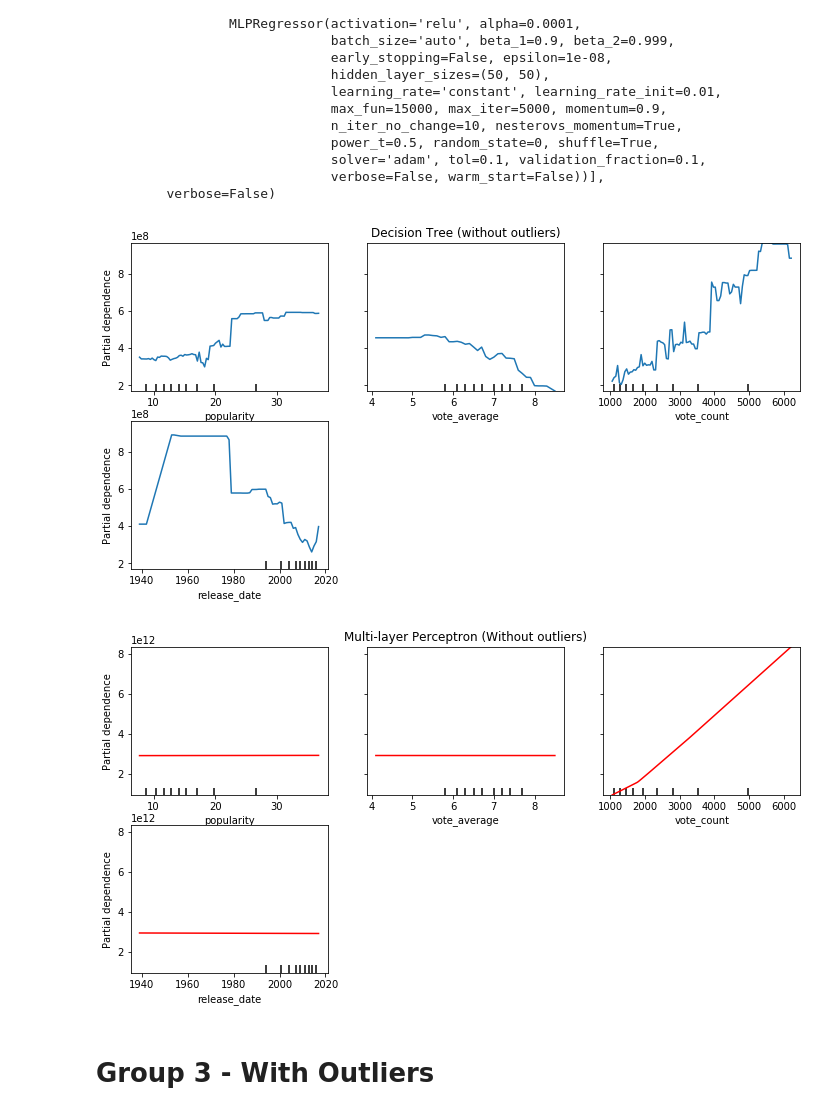
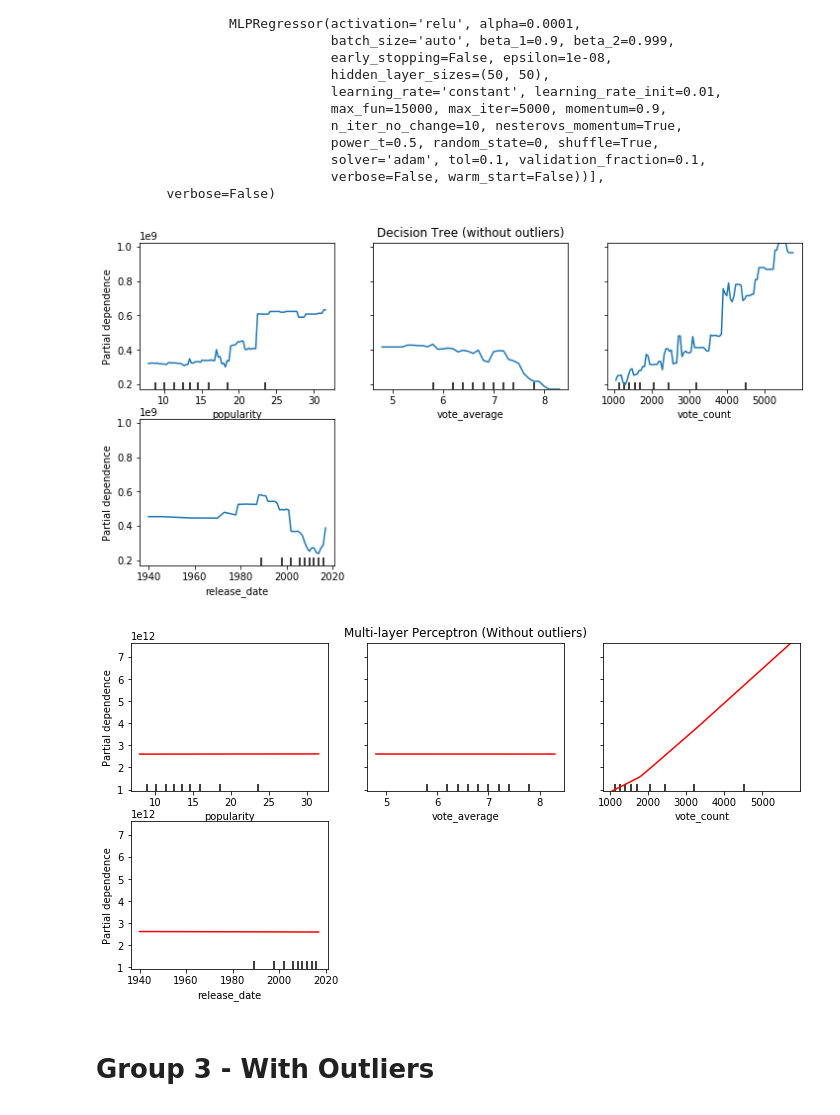
Before and after one commit to brian1581/final-project, a Jupyter notebook: Jupyter_notebooks/tomato_model_deep_2_reduce.ipynb, the cells around one changed output. Cells and saved outputs as stored; diff of their text form; code cells hidden in the pictures.

```diff
--- a/Jupyter_notebooks/tomato_model_deep_2_reduce.ipynb
+++ b/Jupyter_notebooks/tomato_model_deep_2_reduce.ipynb
@@ -172,17 +158,17 @@ Pipeline(memory=None,
 # %%
 fig, ax = plt.subplots(figsize=(12, 6))
 ax.set_title("Decision Tree (without outliers)")
-tree_disp = plot_partial_dependence(tree_2, X_train_2, ["popularity", "vote_average", "vote_count", "release_date"], ax=ax)
+tree_disp = plot_partial_dependence(tree_2, X_test_2, ["popularity", "vote_average", "vote_count", "release_date"], ax=ax)
 # %% [output]
-[figure, old version]
+[figure, new version]
 # %%
 fig.savefig("../output/images/Decision_tree_2.png")
 # %%
 fig, ax = plt.subplots(figsize=(12, 6))
 ax.set_title("Multi-layer Perceptron (Without outliers)")
-mlp_disp = plot_partial_dependence(mlp_2, X_train_2, ["popularity", "vote_average", "vote_count", "release_date"], ax=ax,
+mlp_disp = plot_partial_dependence(mlp_2, X_test_2, ["popularity", "vote_average", "vote_count", "release_date"], ax=ax,
                                    line_kw={"c": "red"})
 # %% [output]
-[figure, old version]
+[figure, new version]
 # %%
 fig.savefig("../output/images/MLP_2.png")
```
Also changed, not shown: parts of 18 cells of this notebook, 1 other file.
